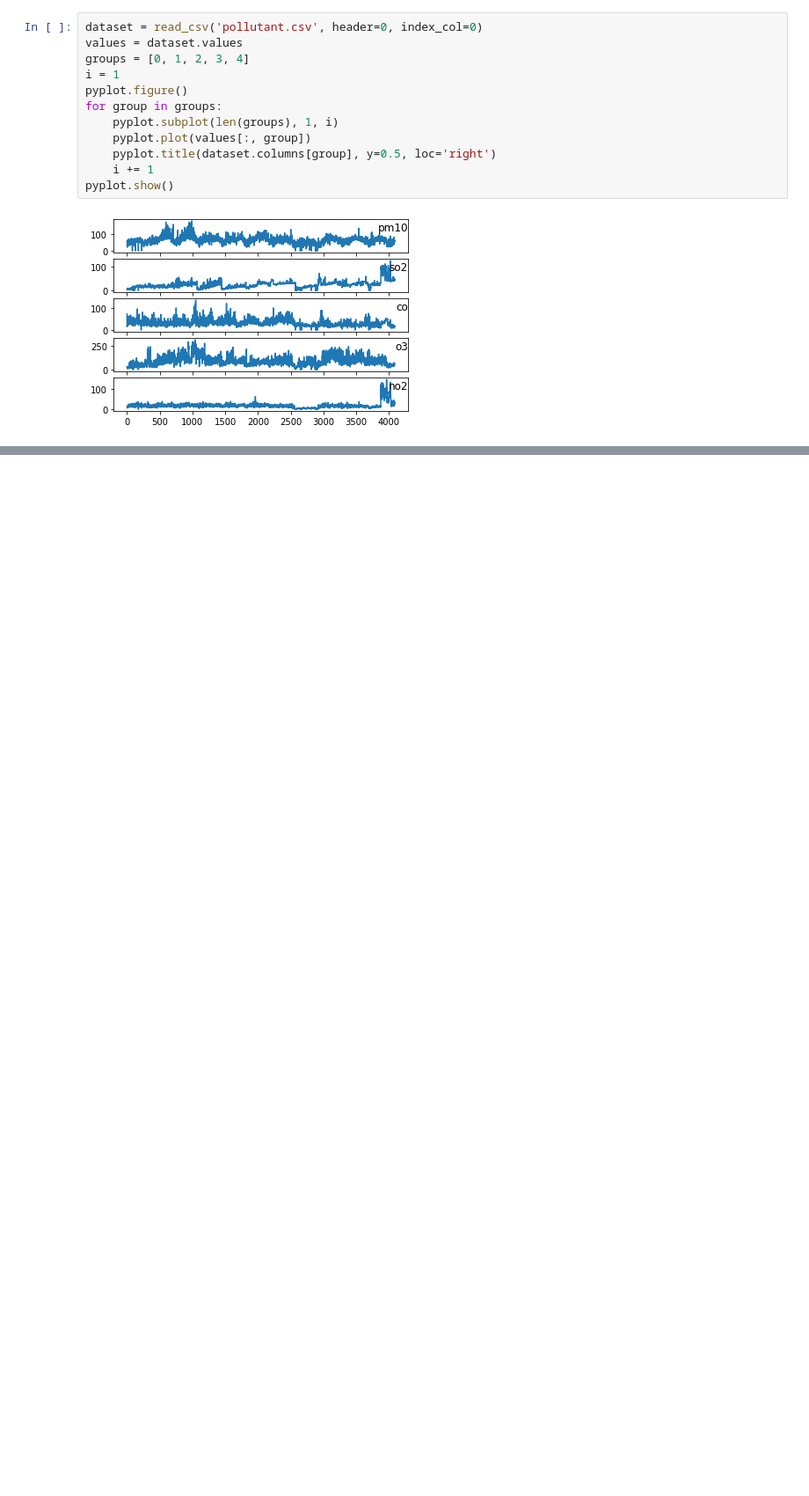
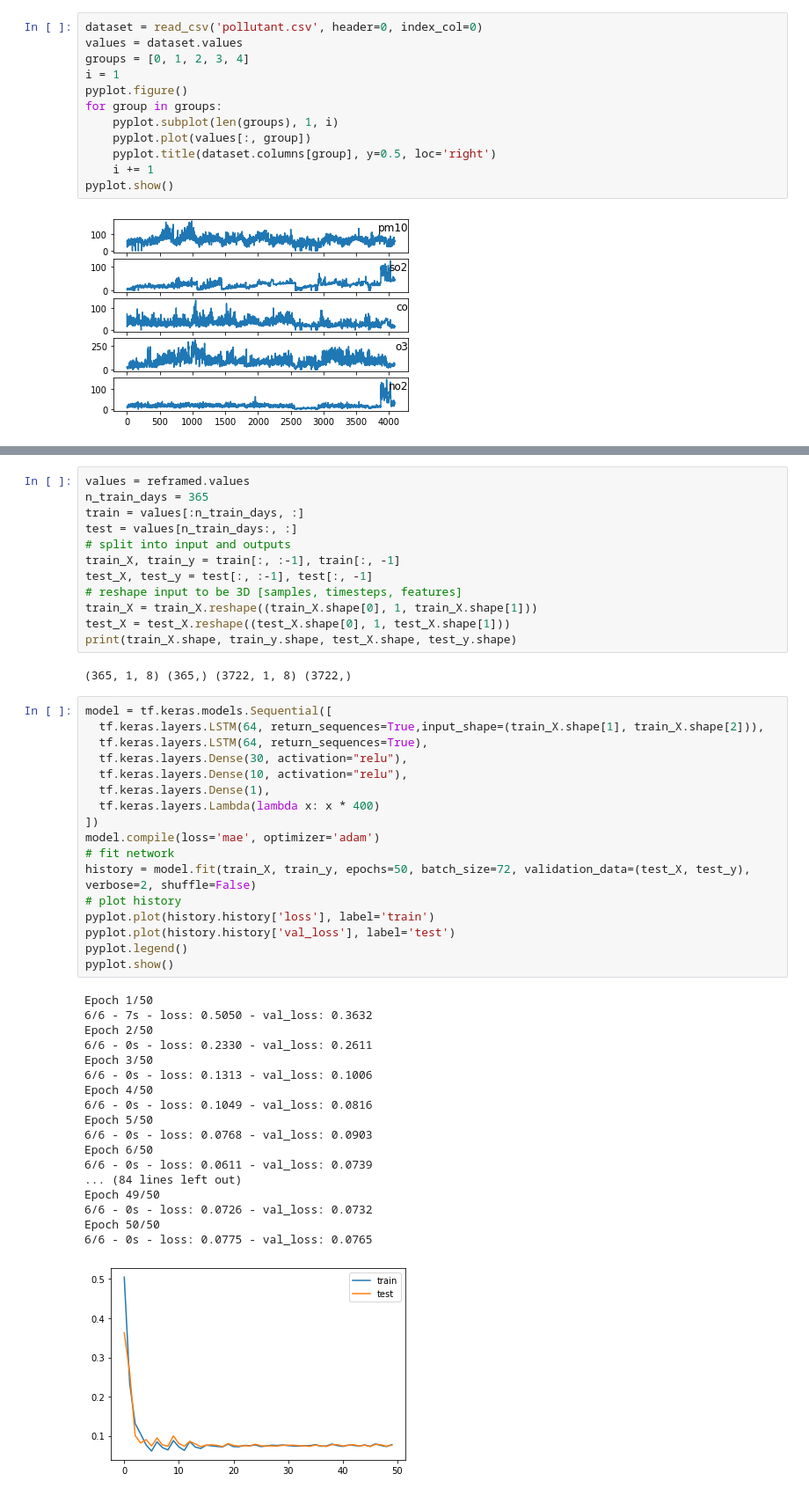
Before and after one commit to nusa1890/Prediction, a Jupyter notebook: predictions(EDA).ipynb, the cells around one changed output, grey strips where cells are left out. Shown: that part at 88% size. Cells and saved outputs as stored; diff of their text form; blank space fills up the shorter version.

Commit message:
added the sequential LSTM model

```diff
--- a/predictions(EDA).ipynb
+++ b/predictions(EDA).ipynb
@@ -75,0 +93,50 @@ print(reframed.head())
+# %%
+values = reframed.values
+n_train_days = 365
+train = values[:n_train_days, :]
+test = values[n_train_days:, :]
+# split into input and outputs
+train_X, train_y = train[:, :-1], train[:, -1]
+test_X, test_y = test[:, :-1], test[:, -1]
+# reshape input to be 3D [samples, timesteps, features]
+train_X = train_X.reshape((train_X.shape[0], 1, train_X.shape[1]))
+test_X = test_X.reshape((test_X.shape[0], 1, test_X.shape[1]))
+print(train_X.shape, train_y.shape, test_X.shape, test_y.shape)
+# %% [output]
+(365, 1, 8) (365,) (3722, 1, 8) (3722,)
+# %%
+model = tf.keras.models.Sequential([
+  tf.keras.layers.LSTM(64, return_sequences=True,input_shape=(train_X.shape[1], train_X.shape[2])),
+  tf.keras.layers.LSTM(64, return_sequences=True),
+  tf.keras.layers.Dense(30, activation="relu"),
+  tf.keras.layers.Dense(10, activation="relu"),
+  tf.keras.layers.Dense(1),
+  tf.keras.layers.Lambda(lambda x: x * 400)
+])
+model.compile(loss='mae', optimizer='adam')
+# fit network
+history = model.fit(train_X, train_y, epochs=50, batch_size=72, validation_data=(test_X, test_y), verbose=2, shuffle=False)
+# plot history
+pyplot.plot(history.history['loss'], label='train')
+pyplot.plot(history.history['val_loss'], label='test')
+pyplot.legend()
+pyplot.show()
+# %% [output]
+Epoch 1/50
+6/6 - 7s - loss: 0.5050 - val_loss: 0.3632
+Epoch 2/50
+6/6 - 0s - loss: 0.2330 - val_loss: 0.2611
+Epoch 3/50
+6/6 - 0s - loss: 0.1313 - val_loss: 0.1006
+Epoch 4/50
+6/6 - 0s - loss: 0.1049 - val_loss: 0.0816
+Epoch 5/50
+6/6 - 0s - loss: 0.0768 - val_loss: 0.0903
+Epoch 6/50
+6/6 - 0s - loss: 0.0611 - val_loss: 0.0739
+... (84 lines left out)
+Epoch 49/50
+6/6 - 0s - loss: 0.0726 - val_loss: 0.0732
+Epoch 50/50
+6/6 - 0s - loss: 0.0775 - val_loss: 0.0765
+[figure, added]
```
Also changed, not shown: parts of 4 cells of this notebook.
